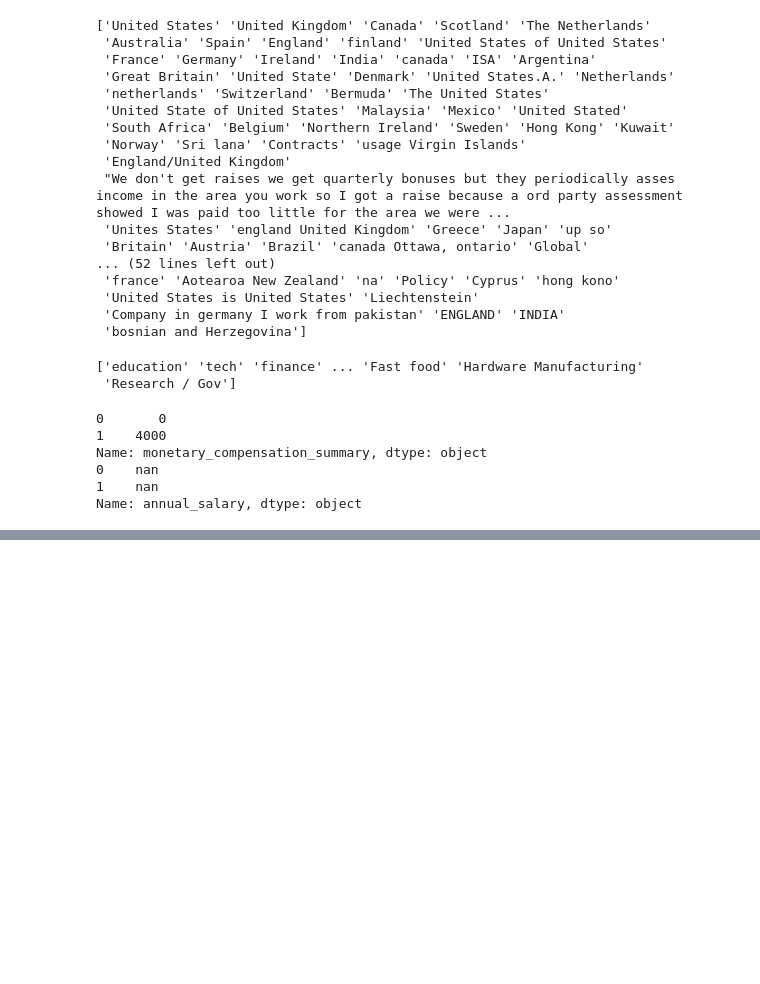
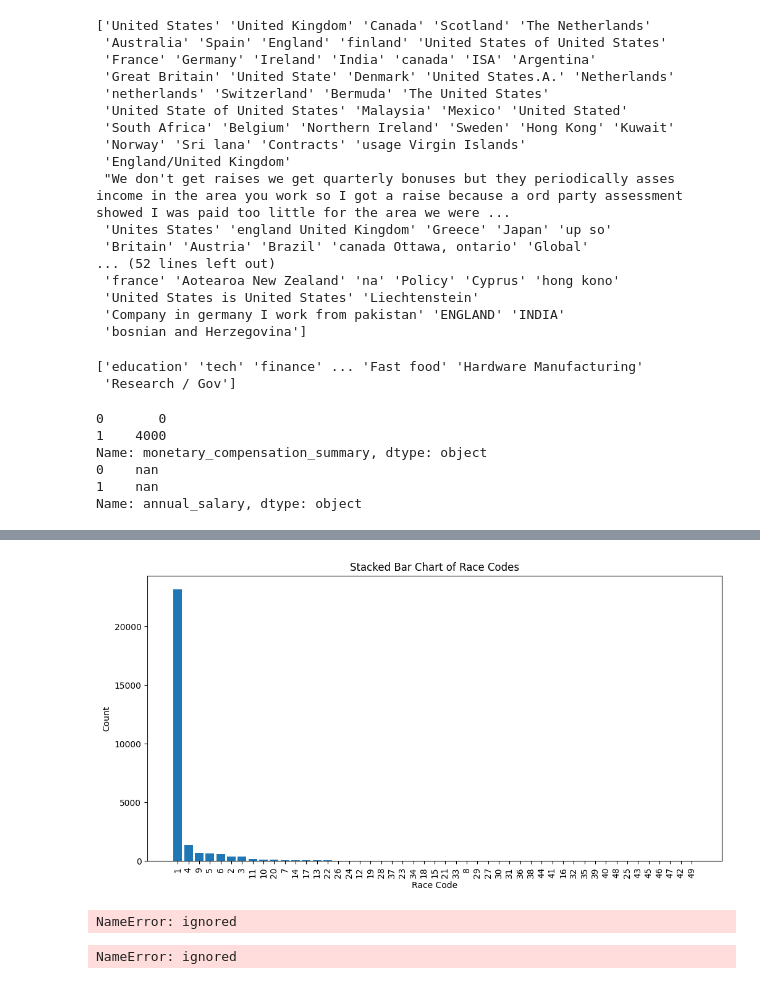
Before and after one commit to JayRolla/Salary-survey, a Jupyter notebook: salary_survey.ipynb, the cells around one changed output, grey strips where cells are left out. Drawn from its saved outputs; the diff is of its cells as text; code cells hidden in the pictures; blank space fills up the shorter version.

```diff
--- a/salary_survey.ipynb
+++ b/salary_survey.ipynb
@@ -388,0 +348,56 @@ pyg.walk(df)
+# %%
+grouped_data = df['race_code'].value_counts().sort_values(ascending=False)
+
+# Create a bar plot with stacked bars
+plt.figure(figsize=(12, 6))  # Adjust the figure size as per your requirements
+plt.bar(range(len(grouped_data)), grouped_data.values)
+
+# Customize the plot
+plt.xlabel('Race Code')
+plt.ylabel('Count')
+plt.title('Stacked Bar Chart of Race Codes')
+
+# Set x-tick labels to race codes
+plt.xticks(range(len(grouped_data)), grouped_data.index)
+
+# Rotate the x-axis labels if needed
+plt.xticks(rotation=90)
+
+# Display the plot
+plt.show()
+# %% [output]
+[figure, added]
+# %%
+words = ['Latino', 'Hispanic', 'White', 'Asian', 'African']
+# Initialize a dictionary to store the counts
+word_counts = {}
+
+# Iterate over the words and count their occurrences
+for word in words:
+    # Use str.count() to count the occurrences of the word in the column
+    count = df['race'].str.count(rf'\b{re.escape(word)}\b', flags=re.IGNORECASE).sum()
+
+    # Store the count in the dictionary
+    word_counts[word] = count
+
+# Sort the word counts in descending order based on the count value
+sorted_counts = sorted(word_counts.items(), key=lambda x: x[1], reverse=True)
+
+# Extract the words and counts for plotting
+words = [word for word, _ in sorted_counts]
+counts = [count for _, count in sorted_counts]
+
+# Create a bar plot
+plt.figure(figsize=(10, 6))  # Adjust the figure size as per your requirements
+plt.bar(words, counts)
+
+# Customize the plot
+plt.xlabel('Words')
+plt.ylabel('Count')
+plt.title('Count of Words in Race Column')
+
+# Print the word counts
+for word, count in sorted_counts:
+    print(f"{word}: {count}")
+# %% [output]
+NameError: ignored
@@ -388,0 +407,6 @@ pyg.walk(df)
+# %%
+px.scatter(df, x="gender", y="annual_salary", animation_frame="age", animation_group="work_industry", title="Examining GDP, Population and Life Expectancy Over Time",
+           size="work_country", color="race_code", hover_name="overall_years_pro_work_experience ",
+           log_x=True, size_max=55, range_x=[45,150000], range_y=[5,100])
+# %% [output]
+NameError: ignored
```
Also changed, not shown: parts of 17 cells of this notebook.
